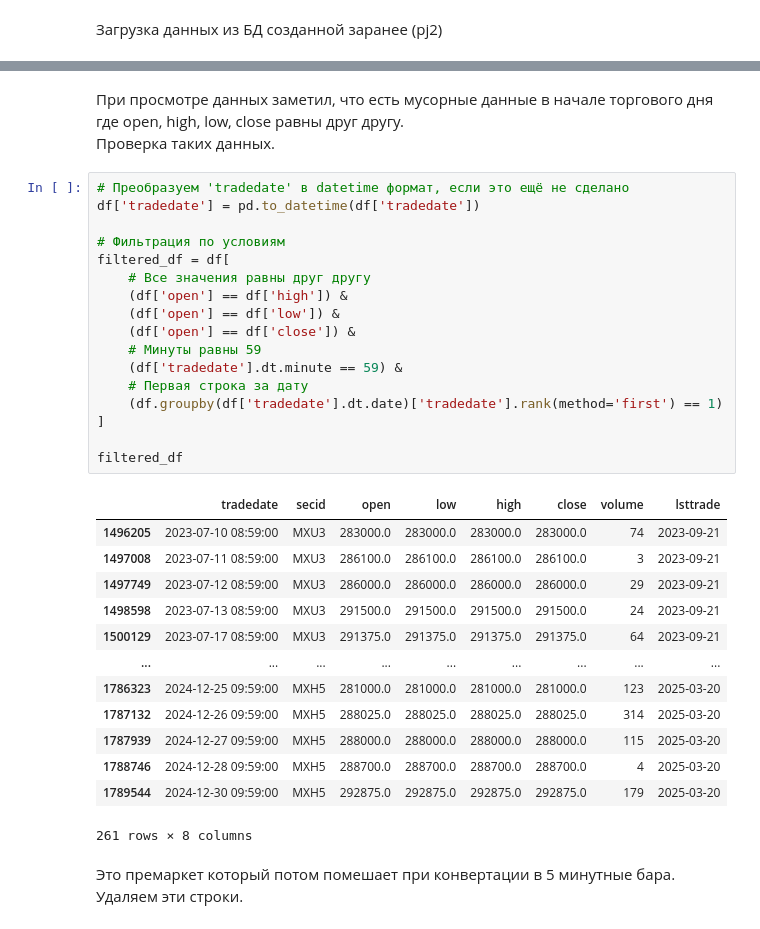
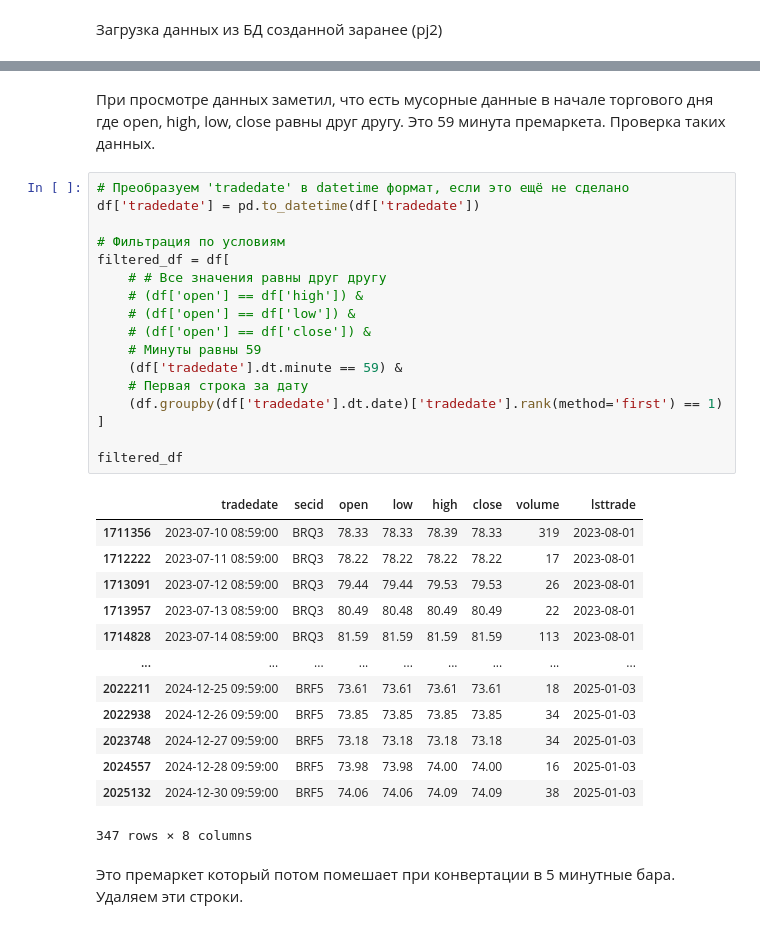
Before and after one commit to Alkor135/pj5_GMTS_trade_research, a Jupyter notebook: BR_MOEX/BR_подготовка_данных.ipynb, the cells around one changed output, grey strips where cells are left out. Drawn from its saved outputs; the diff is of its cells as text.

Commit message:
update .gitignore, BR_исследования_времени_торговли.ipynb and BR_подготовка_данных.ipynb update BR_исследования_времени_торговли.ipynb and BR_подготовка_данных.ipynb

```diff
--- a/BR_MOEX/BR_подготовка_данных.ipynb
+++ b/BR_MOEX/BR_подготовка_данных.ipynb
@@ -43,37 +43,37 @@ df
 # %% [markdown]
-При просмотре данных заметил, что есть мусорные данные в начале торгового дня где open, high, low, close равны друг другу.
+При просмотре данных заметил, что есть мусорные данные в начале торгового дня где open, high, low, close равны друг другу. Это 59 минута премаркета.
 Проверка таких данных.
 # %%
 # Преобразуем 'tradedate' в datetime формат, если это ещё не сделано
 df['tradedate'] = pd.to_datetime(df['tradedate'])
 
 # Фильтрация по условиям
 filtered_df = df[
-    # Все значения равны друг другу
-    (df['open'] == df['high']) &
-    (df['open'] == df['low']) &
-    (df['open'] == df['close']) &
+    # # Все значения равны друг другу
+    # (df['open'] == df['high']) &
+    # (df['open'] == df['low']) &
+    # (df['open'] == df['close']) &
     # Минуты равны 59
     (df['tradedate'].dt.minute == 59) &
     # Первая строка за дату
     (df.groupby(df['tradedate'].dt.date)['tradedate'].rank(method='first') == 1)
 ]
 
 filtered_df
 # %% [output]
 |  | tradedate | secid | open | low | high | close | volume | lsttrade |
-| 1496205 | 2023-07-10 08:59:00 | MXU3 | 283000.0 | 283000.0 | 283000.0 | 283000.0 | 74 | 2023-09-21 |
-| 1497008 | 2023-07-11 08:59:00 | MXU3 | 286100.0 | 286100.0 | 286100.0 | 286100.0 | 3 | 2023-09-21 |
-| 1497749 | 2023-07-12 08:59:00 | MXU3 | 286000.0 | 286000.0 | 286000.0 | 286000.0 | 29 | 2023-09-21 |
-| 1498598 | 2023-07-13 08:59:00 | MXU3 | 291500.0 | 291500.0 | 291500.0 | 291500.0 | 24 | 2023-09-21 |
-| 1500129 | 2023-07-17 08:59:00 | MXU3 | 291375.0 | 291375.0 | 291375.0 | 291375.0 | 64 | 2023-09-21 |
+| 1711356 | 2023-07-10 08:59:00 | BRQ3 | 78.33 | 78.33 | 78.39 | 78.33 | 319 | 2023-08-01 |
+| 1712222 | 2023-07-11 08:59:00 | BRQ3 | 78.22 | 78.22 | 78.22 | 78.22 | 17 | 2023-08-01 |
+| 1713091 | 2023-07-12 08:59:00 | BRQ3 | 79.44 | 79.44 | 79.53 | 79.53 | 26 | 2023-08-01 |
+| 1713957 | 2023-07-13 08:59:00 | BRQ3 | 80.49 | 80.48 | 80.49 | 80.49 | 22 | 2023-08-01 |
+| 1714828 | 2023-07-14 08:59:00 | BRQ3 | 81.59 | 81.59 | 81.59 | 81.59 | 113 | 2023-08-01 |
 | ... | ... | ... | ... | ... | ... | ... | ... | ... |
-| 1786323 | 2024-12-25 09:59:00 | MXH5 | 281000.0 | 281000.0 | 281000.0 | 281000.0 | 123 | 2025-03-20 |
-| 1787132 | 2024-12-26 09:59:00 | MXH5 | 288025.0 | 288025.0 | 288025.0 | 288025.0 | 314 | 2025-03-20 |
-| 1787939 | 2024-12-27 09:59:00 | MXH5 | 288000.0 | 288000.0 | 288000.0 | 288000.0 | 115 | 2025-03-20 |
-| 1788746 | 2024-12-28 09:59:00 | MXH5 | 288700.0 | 288700.0 | 288700.0 | 288700.0 | 4 | 2025-03-20 |
-| 1789544 | 2024-12-30 09:59:00 | MXH5 | 292875.0 | 292875.0 | 292875.0 | 292875.0 | 179 | 2025-03-20 |
+| 2022211 | 2024-12-25 09:59:00 | BRF5 | 73.61 | 73.61 | 73.61 | 73.61 | 18 | 2025-01-03 |
+| 2022938 | 2024-12-26 09:59:00 | BRF5 | 73.85 | 73.85 | 73.85 | 73.85 | 34 | 2025-01-03 |
+| 2023748 | 2024-12-27 09:59:00 | BRF5 | 73.18 | 73.18 | 73.18 | 73.18 | 34 | 2025-01-03 |
+| 2024557 | 2024-12-28 09:59:00 | BRF5 | 73.98 | 73.98 | 74.00 | 74.00 | 16 | 2025-01-03 |
+| 2025132 | 2024-12-30 09:59:00 | BRF5 | 74.06 | 74.06 | 74.09 | 74.09 | 38 | 2025-01-03 |
-261 rows × 8 columns
+347 rows × 8 columns
 # %% [markdown]
 Это премаркет который потом помешает при конвертации в 5 минутные бара. Удаляем эти строки.
 # %%
```
Also changed, not shown: parts of 8 cells of this notebook, 2 other files.
